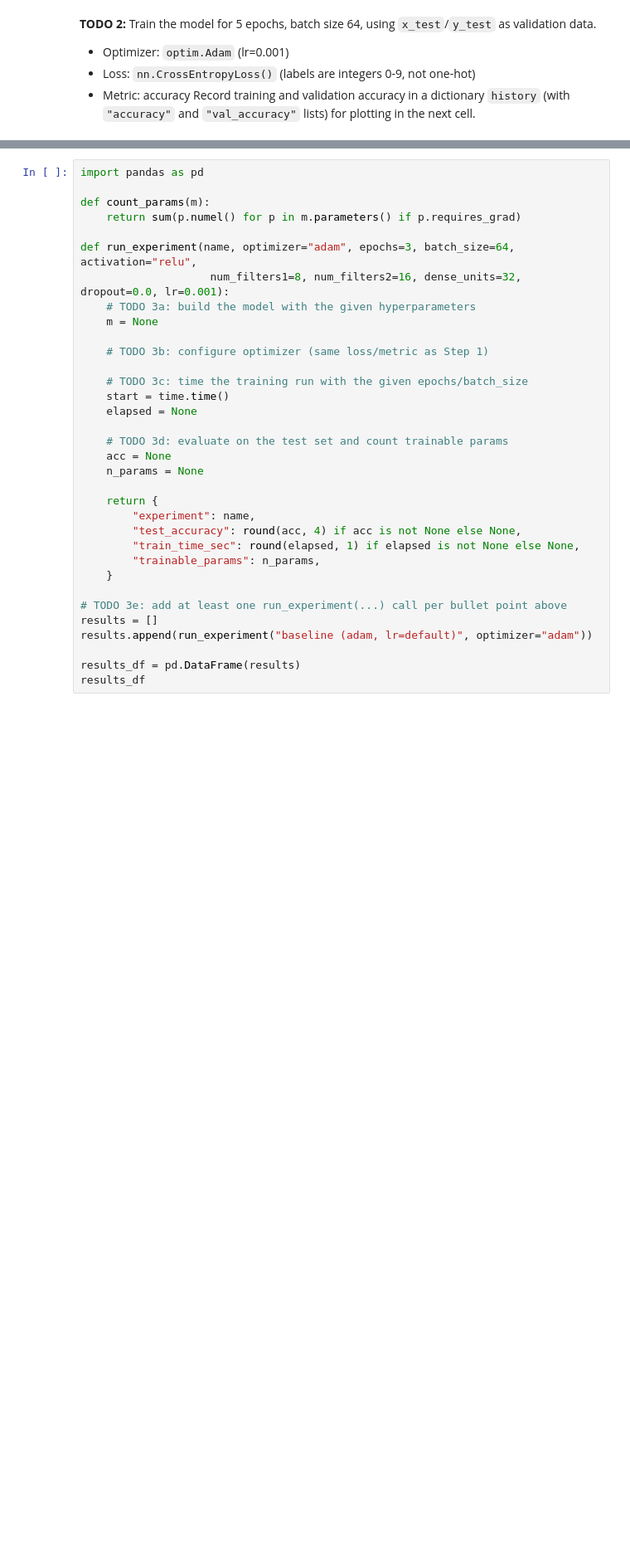
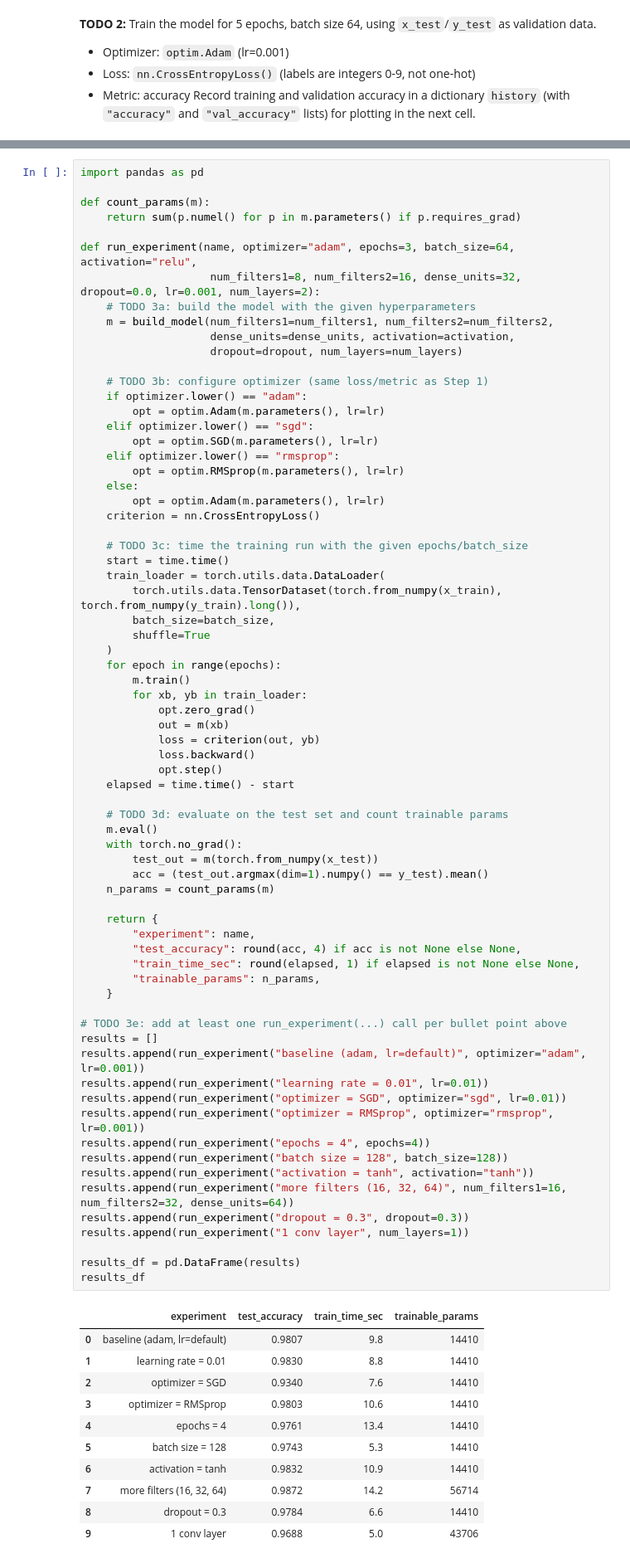
Before and after one commit to lukackamartin/ias0360-lab-excercises-2026, a Jupyter notebook: lab_2_2/lcd/mnist_cnn.ipynb, the cells around one changed output, grey strips where cells are left out. Shown at 83% size. Saved outputs shown, nothing was run; the diff lists cells and outputs as text; blank space fills up the shorter version.

```diff
--- a/lab_2_2/lcd/mnist_cnn.ipynb
+++ b/lab_2_2/lcd/mnist_cnn.ipynb
@@ -122,37 +212,85 @@ rewrite the training loop by hand for each one.
 # %%
 import pandas as pd
 
 def count_params(m):
     return sum(p.numel() for p in m.parameters() if p.requires_grad)
 
 def run_experiment(name, optimizer="adam", epochs=3, batch_size=64, activation="relu",
-                    num_filters1=8, num_filters2=16, dense_units=32, dropout=0.0, lr=0.001):
+                    num_filters1=8, num_filters2=16, dense_units=32, dropout=0.0, lr=0.001, num_layers=2):
     # TODO 3a: build the model with the given hyperparameters
-    m = None
+    m = build_model(num_filters1=num_filters1, num_filters2=num_filters2,
+                    dense_units=dense_units, activation=activation,
+                    dropout=dropout, num_layers=num_layers)
 
     # TODO 3b: configure optimizer (same loss/metric as Step 1)
+    if optimizer.lower() == "adam":
+        opt = optim.Adam(m.parameters(), lr=lr)
+    elif optimizer.lower() == "sgd":
+        opt = optim.SGD(m.parameters(), lr=lr)
+    elif optimizer.lower() == "rmsprop":
+        opt = optim.RMSprop(m.parameters(), lr=lr)
+    else:
+        opt = optim.Adam(m.parameters(), lr=lr)
+    criterion = nn.CrossEntropyLoss()
 
     # TODO 3c: time the training run with the given epochs/batch_size
     start = time.time()
-    elapsed = None
+    train_loader = torch.utils.data.DataLoader(
+        torch.utils.data.TensorDataset(torch.from_numpy(x_train), torch.from_numpy(y_train).long()),
+        batch_size=batch_size,
+        shuffle=True
+    )
+    for epoch in range(epochs):
+        m.train()
+        for xb, yb in train_loader:
+            opt.zero_grad()
+            out = m(xb)
+            loss = criterion(out, yb)
+            loss.backward()
+            opt.step()
+    elapsed = time.time() - start
 
     # TODO 3d: evaluate on the test set and count trainable params
-    acc = None
-    n_params = None
+    m.eval()
+    with torch.no_grad():
+        test_out = m(torch.from_numpy(x_test))
+        acc = (test_out.argmax(dim=1).numpy() == y_test).mean()
+    n_params = count_params(m)
 
     return {
         "experiment": name,
         "test_accuracy": round(acc, 4) if acc is not None else None,
         "train_time_sec": round(elapsed, 1) if elapsed is not None else None,
         "trainable_params": n_params,
     }
 
 # TODO 3e: add at least one run_experiment(...) call per bullet point above
 results = []
-results.append(run_experiment("baseline (adam, lr=default)", optimizer="adam"))
+results.append(run_experiment("baseline (adam, lr=default)", optimizer="adam", lr=0.001))
+results.append(run_experiment("learning rate = 0.01", lr=0.01))
+results.append(run_experiment("optimizer = SGD", optimizer="sgd", lr=0.01))
+results.append(run_experiment("optimizer = RMSprop", optimizer="rmsprop", lr=0.001))
+results.append(run_experiment("epochs = 4", epochs=4))
+results.append(run_experiment("batch size = 128", batch_size=128))
+results.append(run_experiment("activation = tanh", activation="tanh"))
+results.append(run_experiment("more filters (16, 32, 64)", num_filters1=16, num_filters2=32, dense_units=64))
+results.append(run_experiment("dropout = 0.3", dropout=0.3))
+results.append(run_experiment("1 conv layer", num_layers=1))
 
 results_df = pd.DataFrame(results)
 results_df
+# %% [output]
+|  | experiment | test_accuracy | train_time_sec | trainable_params |
+| 0 | baseline (adam, lr=default) | 0.9807 | 9.8 | 14410 |
+| 1 | learning rate = 0.01 | 0.9830 | 8.8 | 14410 |
+| 2 | optimizer = SGD | 0.9340 | 7.6 | 14410 |
+| 3 | optimizer = RMSprop | 0.9803 | 10.6 | 14410 |
+| 4 | epochs = 4 | 0.9761 | 13.4 | 14410 |
+| 5 | batch size = 128 | 0.9743 | 5.3 | 14410 |
+| 6 | activation = tanh | 0.9832 | 10.9 | 14410 |
+| 7 | more filters (16, 32, 64) | 0.9872 | 14.2 | 56714 |
+| 8 | dropout = 0.3 | 0.9784 | 6.6 | 14410 |
+| 9 | 1 conv layer | 0.9688 | 5.0 | 43706 |
 # %%
 plt.figure(figsize=(9, 4))
 plt.barh(results_df["experiment"], results_df["test_accuracy"])
```
Also changed, not shown: parts of 10 cells of this notebook, 24 other files.
